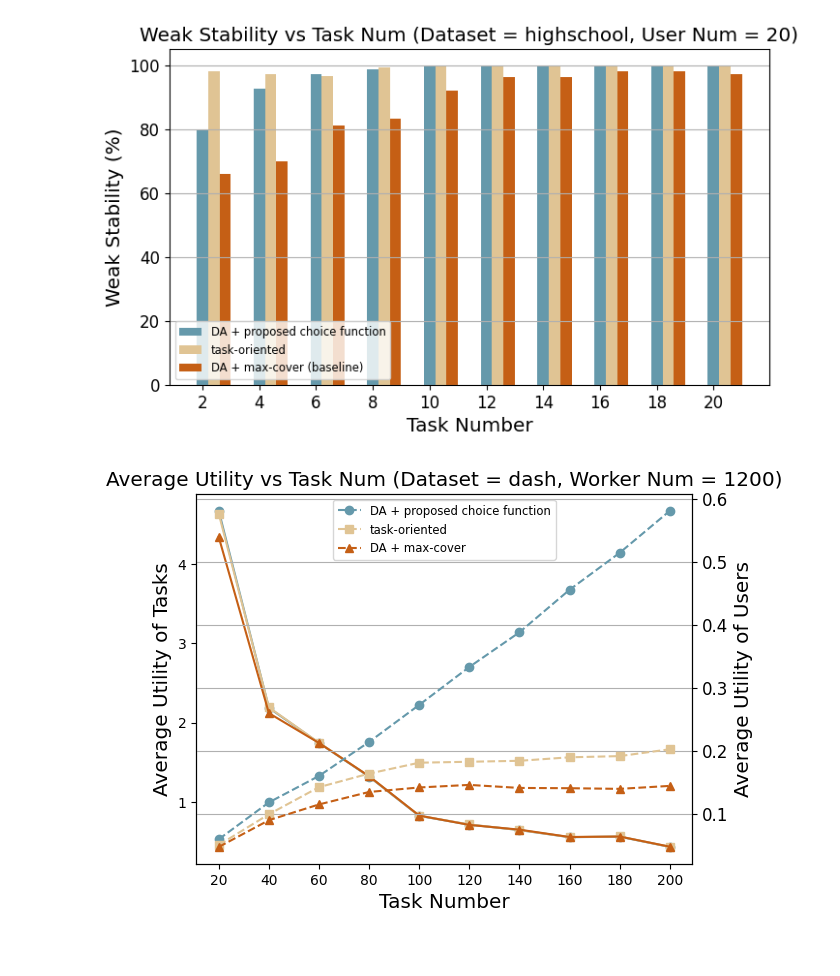
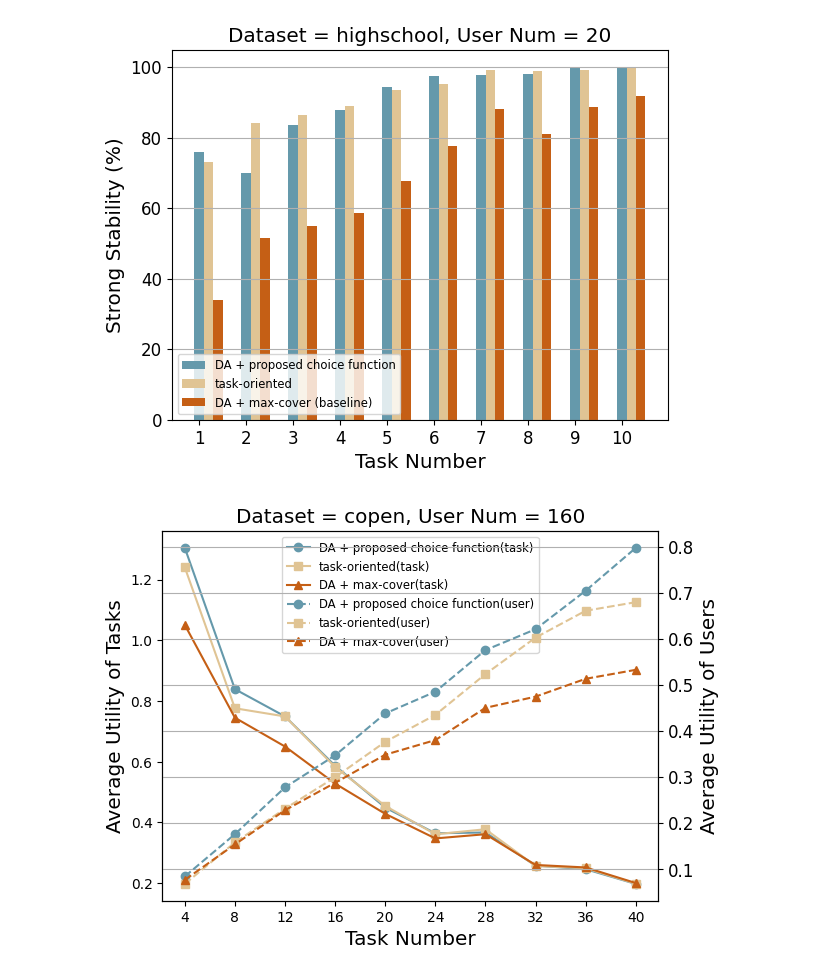
Before and after one commit to braisedp/CCTA, a Jupyter notebook: experiment/estimate_result.ipynb, the cells around one changed output. Saved outputs shown, nothing was run; the diff lists cells and outputs as text; code cells hidden in the pictures; blank space fills up the shorter version.

```diff
--- a/experiment/estimate_result.ipynb
+++ b/experiment/estimate_result.ipynb
@@ -1,49 +1,52 @@
 # %%
 import pandas as pd
+from matplotlib.lines import Line2D
 
 worker_num = 20
 dataset = 'highschool'
 
 df = pd.read_csv('./result/{}_result.csv'.format(dataset))
 df = df[df['worker']== worker_num]
-df1 = df.groupby(['method','task'])['fairness-pairwise'].agg(['mean','max','min']).reset_index()
+df1 = df.groupby(['method','task'])['overall-satisfactory'].agg(['mean','max','min']).reset_index()
+# df1 = df.groupby(['method','task'])['fairness-pairwise'].agg(['mean','max','min']).reset_index()
 import numpy as np
 import matplotlib.pyplot as plt
 
 methods = ['budget','heuristic','max-cover',]
 labels = ['DA + proposed choice function','task-oriented','DA + max-cover (baseline)']
 bar_width = 0.2
 
 # 设置位置偏移，以便将直方图居中显示
 bar_positions = range(10)
 # 绘制折线图
-plt.figure(figsize=(8, 4.5))
+plt.figure()
 # colors = ['#3B6573','#92B0A6','#D2BCAC']
 colors =['#6599AB','#E0C494','#C55F15']
 # colors = ['#0E8F9A','#50906D','#9A8C46']
 # x_labels = [20,40,60,80,100,120,140,160,180,200]
-x_labels =[2,4,6,8,10,12,14,16,18,20]
+x_labels =[1,2,3,4,5,6,7,8,9,10]
+# x_labels = [4+4*i for i in range(10)]
 plt.xticks(bar_positions,x_labels,fontsize='large')
 plt.yticks(fontsize='large')
 plt.grid(True,axis='y')
 for i,method in enumerate(methods):
     method_data = df1[(df1['method'] == method)&(df1['task'].isin(x_labels))]
     current_bar_positions = [pos + i * bar_width for pos in bar_positions]
     plt.bar(current_bar_positions, method_data['mean']*100,width = bar_width,label=labels[i],color= colors[i])
 
 # 添加标签和图例
 plt.xlabel('Task Number',fontsize='x-large')
-plt.ylabel('Weak Stability (%)',fontsize='x-large')
-plt.title('Weak Stability vs Task Num (Dataset = {}, User Num = {})'.format(dataset,worker_num),fontsize='x-large')
+plt.ylabel('Strong Stability (%)',fontsize='x-large')
+plt.title('Dataset = {}, User Num = {}'.format(dataset,worker_num),fontsize='x-large')
 plt.legend(fontsize='small',loc='lower left')
 
 # 显示图形
 plt.show()
 # %% [output]
-[figure, old version]
+[figure, new version]
 # %%
-worker_num = 1200
-dataset = 'dash'
+worker_num = 160
+dataset = 'copen'
 df = pd.read_csv('./result/{}_result.csv'.format(dataset))
 df = df[df['worker']== worker_num]
 df1 = df.groupby(['method','task'])['avg-quality'].agg(['mean','max','min']).reset_index()
@@ -55,33 +58,35 @@ labels = ['DA + proposed choice function','task-oriented','DA + max-cover']
 markers = ['o','s','^']
 colors =['#6599AB','#E0C494','#C55F15']
 
-# 设置位置偏移，以便将直方图居中显示
-bar_positions = range(len(df2['task'].unique()))
 # 绘制折线图
 fig, ax1 = plt.subplots()
 ax2 = ax1.twinx()
-x_labels = [20,40,60,80,100,120,140,160,180,200]
-# x_labels =[2,4,6,8,10,12,14,16,18,20]
+# x_labels = [20,40,60,80,100,120,140,160,180,200]
+# x_labels =[1,2,3,4,5,6,7,8,9,10]
+x_labels = [4+4*i for i in range(10)]
 plt.xticks(x_labels,fontsize='large')
 plt.yticks(fontsize='large')
 plt.yticks(fontsize='large')
 
 for i,method in enumerate(methods):
     method_data1 = df1[(df1['method'] == method)&(df1['task'].isin(x_labels))]
-    method_data2 = df2[(df2['method'] == method)&(df1['task'].isin(x_labels))]
+    method_data2 = df2[(df2['method'] == method)&(df2['task'].isin(x_labels))]
     current_bar_positions = [pos + i * bar_width for pos in bar_positions]
-    ax1.plot(x_labels,method_data1['mean'],marker=markers[i],label=labels[i],color=colors[i])
-    ax2.plot(x_labels,method_data2['mean'],marker=markers[i],label=labels[i],color=colors[i],linestyle='--')
+    ax1.plot(x_labels,method_data1['mean'],marker=markers[i],label=labels[i]+'(task)',color=colors[i])
+    ax2.plot(x_labels,method_data2['mean'],marker=markers[i],label=labels[i]+'(user)',color=colors[i],linestyle='--')
 
 # 添加标签和图例
 ax1.set_xlabel('Task Number',fontsize = 'x-large')
 ax1.set_ylabel('Average Utility of Tasks',fontsize = 'x-large')
 ax2.set_ylabel('Average Utility of Users',fontsize = 'x-large')
-plt.title('Average Utility vs Task Num (Dataset = {}, Worker Num = {})'.format(dataset, worker_num),fontsize = 'x-large')
-plt.legend(fontsize='small',loc='upper center')
+plt.title('Dataset = {}, User Num = {}'.format(dataset, worker_num),fontsize = 'x-large')
+lines1, labels1 = ax1.get_legend_handles_labels()
+lines2, labels2 = ax2.get_legend_handles_labels()
+ax1.legend(lines1 + lines2, labels1 + labels2, fontsize='small', loc='upper center')
 
+# 将两个图例添加到同一个轴上
 # 显示图形
 plt.grid(True)
 plt.show()
 # %% [output]
-[figure, old version]
+[figure, new version]
```
Also changed, not shown: 3 other files.
